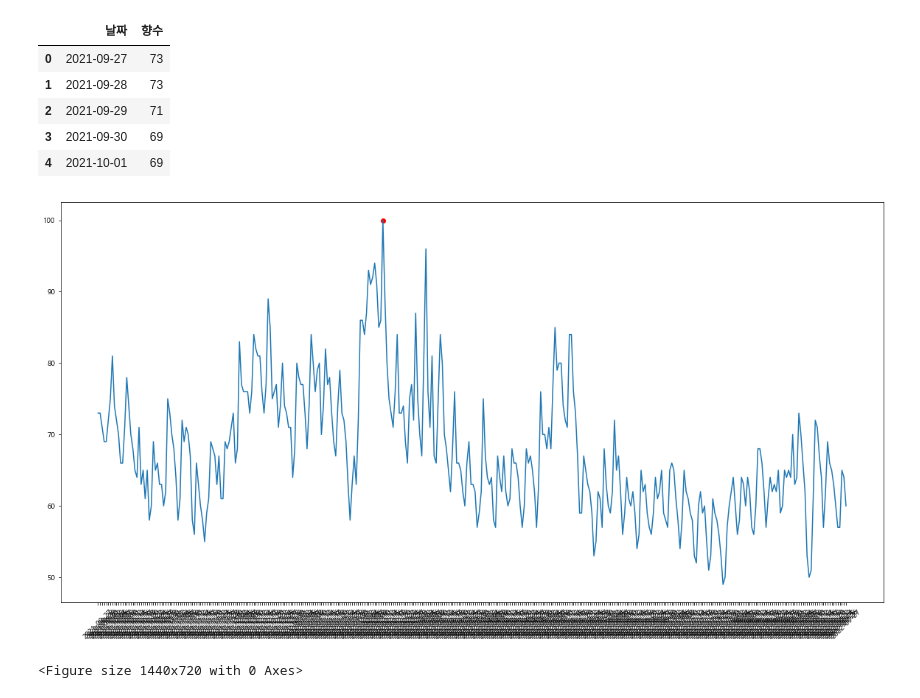
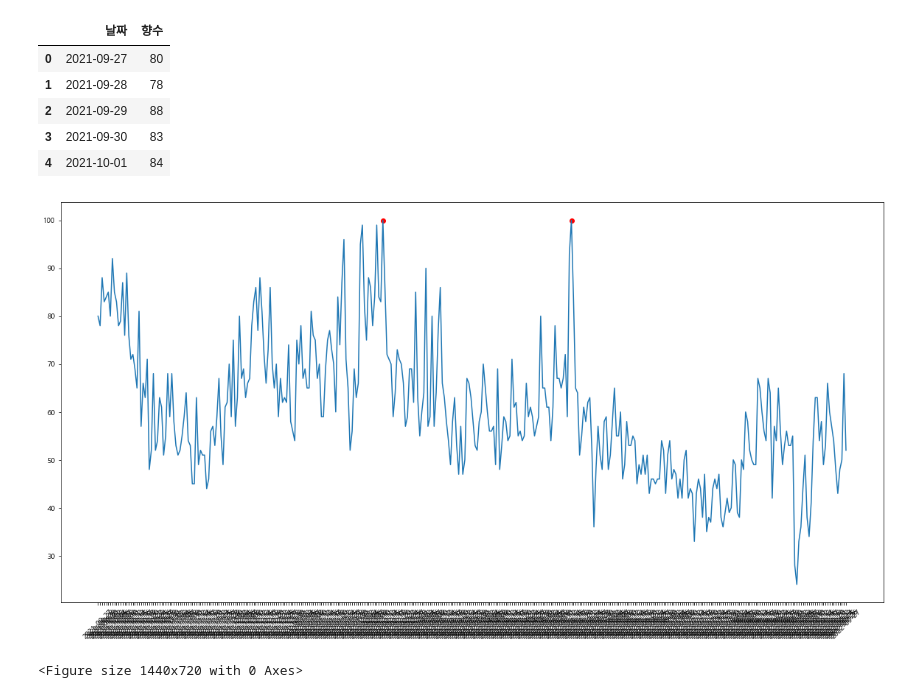
Before and after one commit to JJongSSu/Study, a Jupyter notebook: Teamproject/first/2일차/trend.ipynb, the cells around one changed output. Saved outputs shown, nothing was run; the diff lists cells and outputs as text; code cells hidden in the pictures.

```diff
--- a/Teamproject/first/2일차/trend.ipynb
+++ b/Teamproject/first/2일차/trend.ipynb
@@ -19,22 +236,29 @@ warnings.filterwarnings('ignore')
 # %%
-trend1 = pd.read_csv('naver_datalab_shoppingInsight_category_일간_data_20220928092616.csv',encoding='utf-8')
+trend1 = pd.read_csv('향수검색량1.csv',encoding='utf-8')
 trend1.head()
 # %% [output]
 |  | 날짜 | 향수 |
-| 0 | 2021-09-27 | 73 |
-| 1 | 2021-09-28 | 73 |
-| 2 | 2021-09-29 | 71 |
-| 3 | 2021-09-30 | 69 |
-| 4 | 2021-10-01 | 69 |
+| 0 | 2021-09-27 | 80 |
+| 1 | 2021-09-28 | 78 |
+| 2 | 2021-09-29 | 88 |
+| 3 | 2021-09-30 | 83 |
+| 4 | 2021-10-01 | 84 |
 # %%
 plt.figure(figsize=(20,10))
 plt.plot(trend1["날짜"], trend1["향수"])
+
 plt.scatter(['2022-02-13'],[trend1[trend1['날짜'] == '2022-02-13']["향수"]], c='red')
+# plt.scatter(['2022-03-14'],[trend1[trend1['날짜'] == '2022-03-14']["향수"]], c='red')
+plt.scatter(['2022-05-16'],[trend1[trend1['날짜'] == '2022-05-16']["향수"]], c='red')
+# plt.scatter(['2021-12-24'],[trend1[trend1['날짜'] == '2021-12-24']["향수"]], c='red')
+# plt.scatter(['2021-12-25'],[trend1[trend1['날짜'] == '2021-12-25']["향수"]], c='red')
+# plt.scatter(['2021-12-31'],[trend1[trend1['날짜'] == '2021-12-31']["향수"]], c='red')
+
 plt.xticks(rotation=45)
 plt.xlim()
 plt.show()
 # %% [output]
-[figure, old version]
+[figure, new version]
 # %%
 plt.figure(figsize=(20,10))
 trend1.plot(x='날짜',y='향수',c='#0599e8')
```
Also changed, not shown: parts of 18 cells of this notebook, 11 other files.
